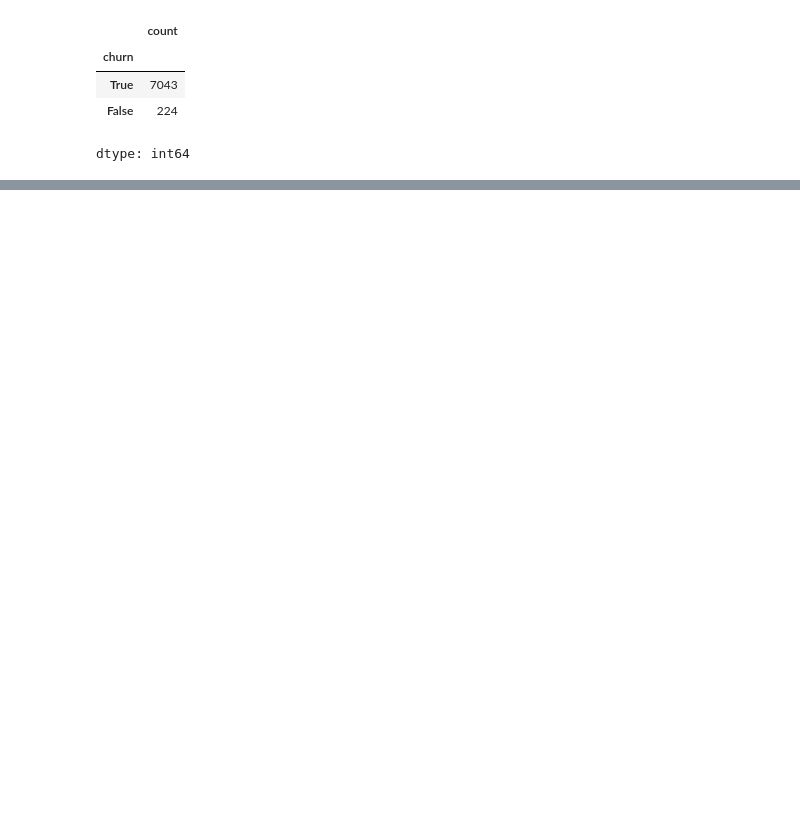
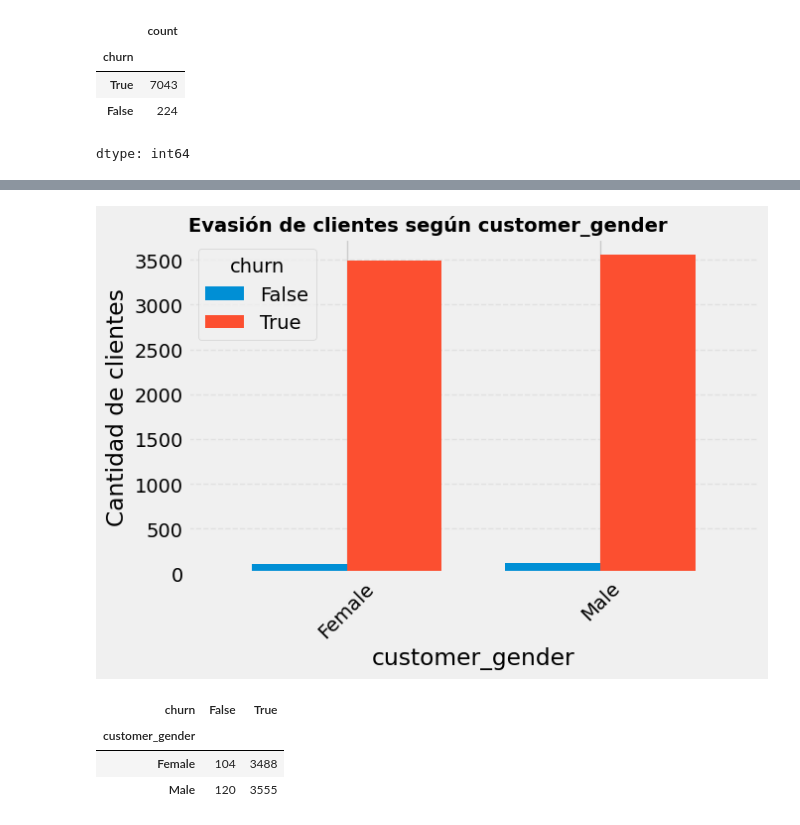
Before and after one commit to CatalinaOrtegha/2ndChallenge_TelecomX, a Jupyter notebook: 2ndChallenge_TelecomX.ipynb, the cells around one changed output, grey strips where cells are left out. Cells and saved outputs as stored; diff of their text form; code cells hidden in the pictures; blank space fills up the shorter version.

Commit message:
Recuento de evasión por variables categóricas y numéricas

```diff
--- a/2ndChallenge_TelecomX.ipynb
+++ b/2ndChallenge_TelecomX.ipynb
@@ -510,0 +581,32 @@ plt.show()
+# %%
+
+def churn_por_categoria(df, categoria, target='churn'):
+    conteo = (
+        df
+        .groupby([categoria, target])
+        .size()
+        .unstack()
+        .fillna(0)
+    )
+
+    conteo.plot(
+        kind='bar',
+        figsize=(7, 5),
+        width=0.75
+    )
+
+    plt.title(
+        f'Evasión de clientes según {categoria}',
+        loc='left',
+        fontsize=14,
+        fontweight='bold'
+    )
+    plt.xlabel(categoria)
+    plt.ylabel('Cantidad de clientes')
+
+    plt.xticks(rotation=45)
+    plt.grid(axis='y', linestyle='--', alpha=0.4)
+    plt.tight_layout()
+    plt.show()
+
+    return conteo
@@ -510,0 +645,9 @@ plt.show()
+# %%
+conteo_genero = churn_por_categoria(df, 'customer_gender')
+conteo_genero
+# %% [output]
+[figure, added]
+| churn | False | True |
+| customer_gender |  |  |
+| Female | 104 | 3488 |
+| Male | 120 | 3555 |
```
Also changed, not shown: parts of 23 cells of this notebook.
